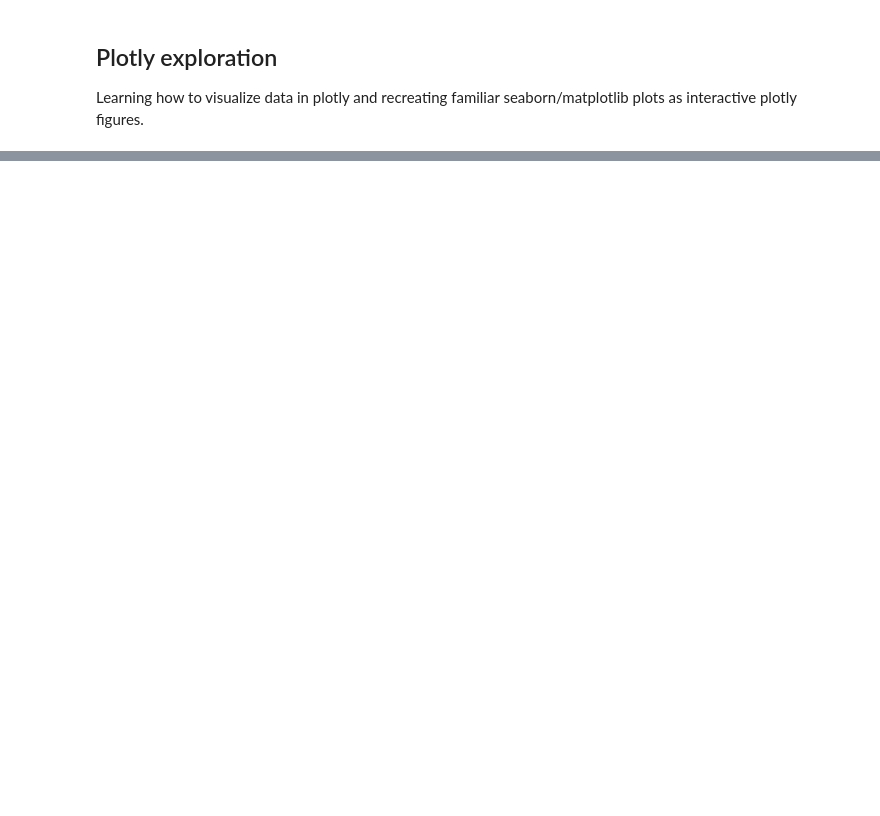
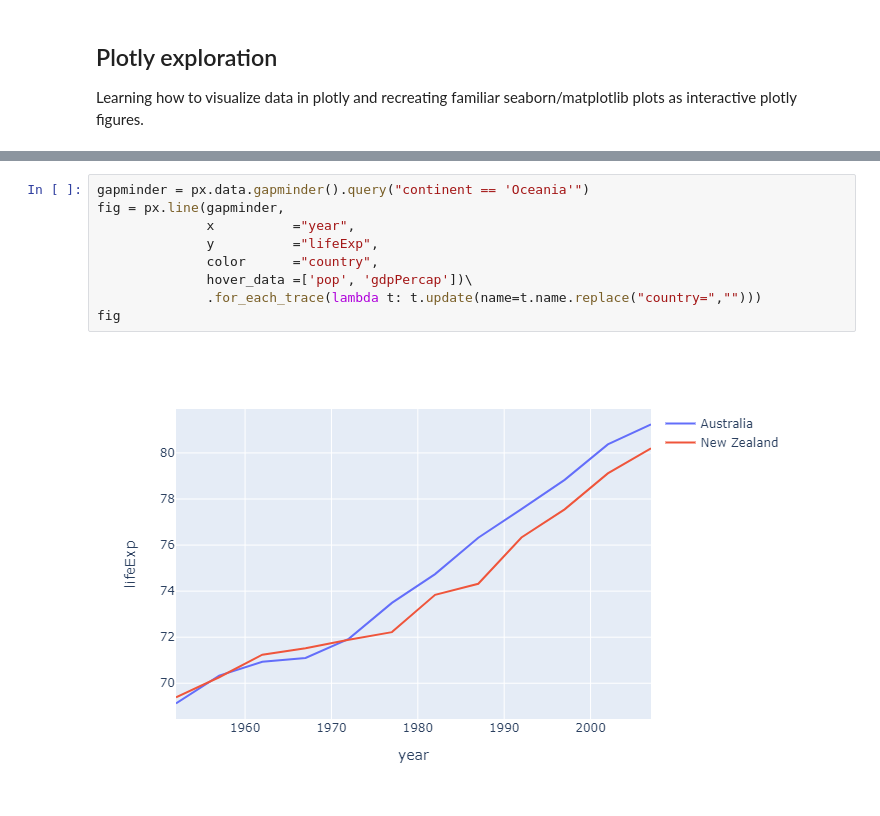
Before and after one commit to abdinourkadi/playground, a Jupyter notebook: visualization/plotly_exploration.ipynb, the cells around one changed output, grey strips where cells are left out. Drawn from its saved outputs; the diff is of its cells as text; blank space fills up the shorter version.

```diff
--- a/visualization/plotly_exploration.ipynb
+++ b/visualization/plotly_exploration.ipynb
@@ -39,0 +69,11 @@ fig
+# %%
+gapminder = px.data.gapminder().query("continent == 'Oceania'")
+fig = px.line(gapminder,
+              x          ="year",
+              y          ="lifeExp",
+              color      ="country",
+              hover_data =['pop', 'gdpPercap'])\
+              .for_each_trace(lambda t: t.update(name=t.name.replace("country=","")))
+fig
+# %% [output]
+[figure, added]
```
Also changed, not shown: parts of 8 cells of this notebook.
